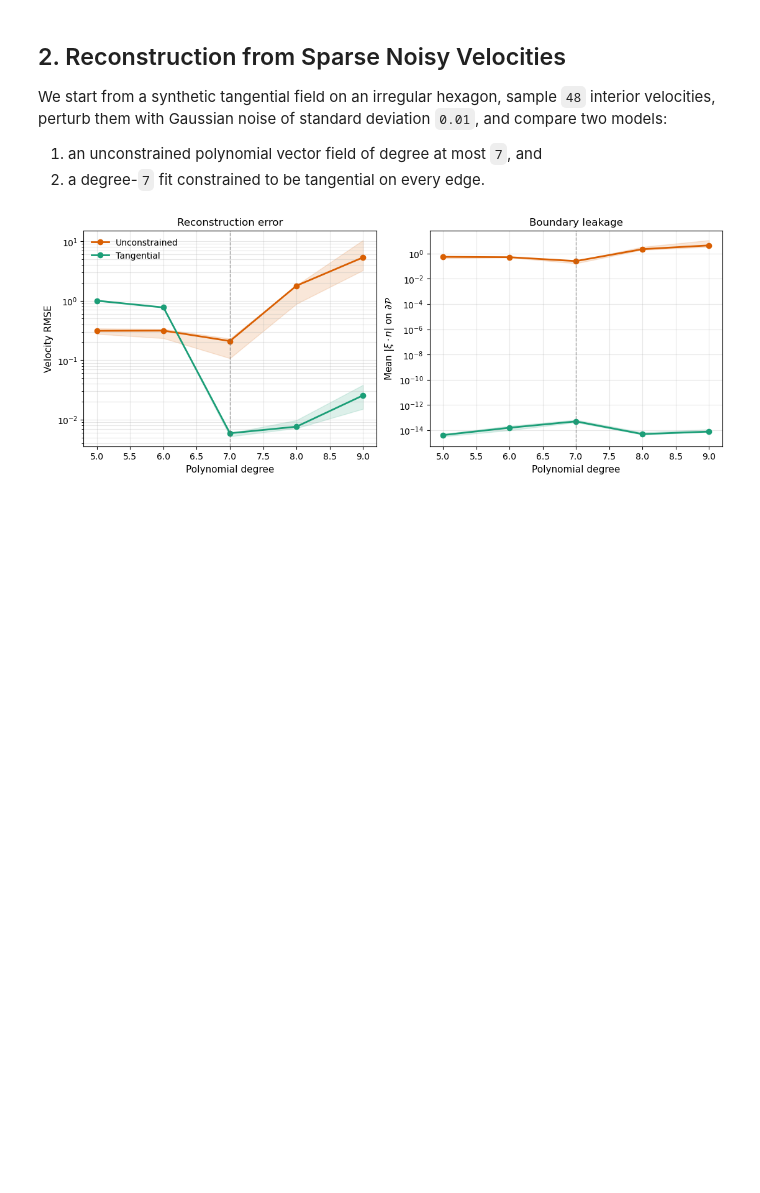
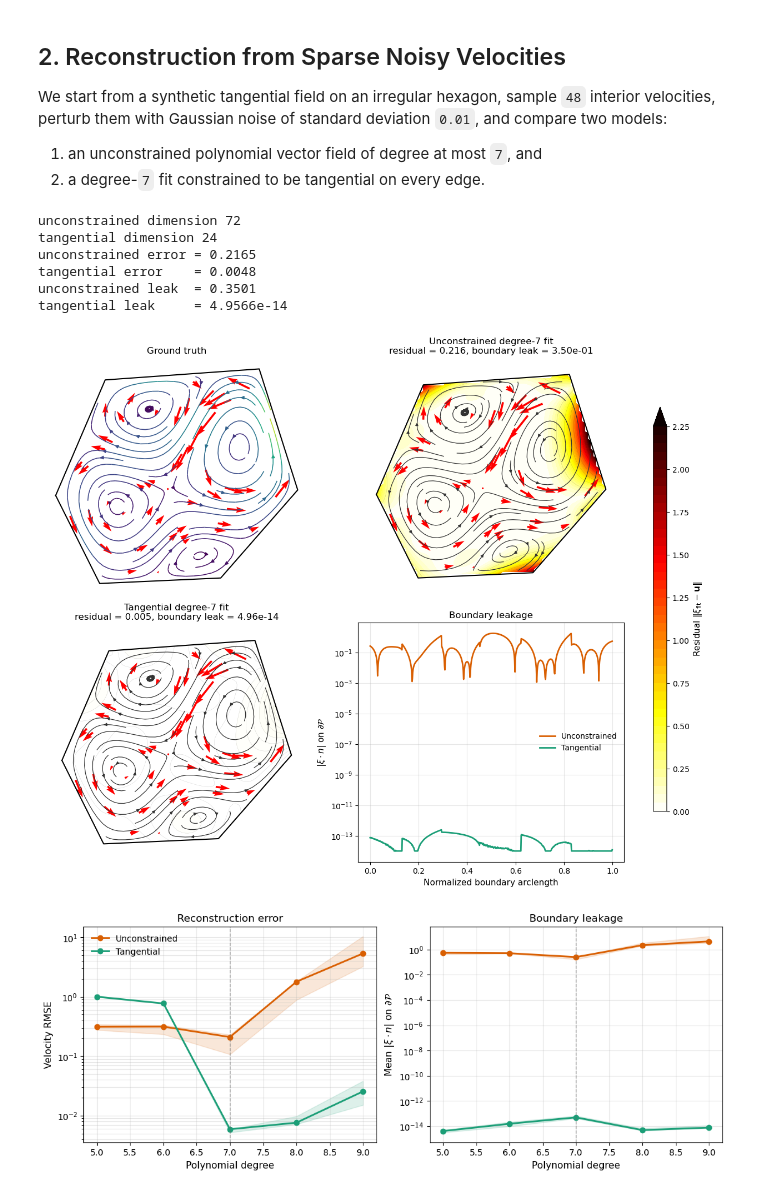
Before and after one commit to shizuo-kaji/HyperPlaneArrangementSAGE, a Jupyter notebook: vector_field_reconstruction.ipynb, the cells around one changed output. Saved outputs shown, nothing was run; the diff lists cells and outputs as text; code cells hidden in the pictures; blank space fills up the shorter version.

```diff
--- a/vector_field_reconstruction.ipynb
+++ b/vector_field_reconstruction.ipynb
@@ -512,6 +512,56 @@ print(f'unconstrained leak  = {unc_leak.mean():.4f}')
 print(f'tangential leak     = {tgt_leak.mean():.4e}')
 
 xs, ys, mask = grid_inside_polygon(boundary_vertices, nx=95, ny=95)
+
+# --- Compute pointwise residual magnitude on the grid ---
+def residual_on_grid(A, vf_fit, vf_true, xs, ys, mask):
+    xx, yy = np.meshgrid(xs, ys)
+    res = np.full(xx.shape, np.nan, dtype=float)
+    valid_points = np.column_stack((xx[mask], yy[mask]))
+    fit_vals = evaluate_planar_field_batch(A, vf_fit, valid_points)
+    true_vals = evaluate_planar_field_batch(A, vf_true, valid_points)
+    res[mask] = np.sqrt(np.sum((fit_vals - true_vals)**2, axis=1))
+    return res
+
+unc_residual_grid = residual_on_grid(A_boundary, unc_fit, vf_true, xs, ys, mask)
+tgt_residual_grid = residual_on_grid(A_boundary, tgt_fit, vf_true, xs, ys, mask)
+res_vmax = max(np.nanmax(unc_residual_grid), np.nanmax(tgt_residual_grid))
+
+def plot_stream_with_residual(ax, vertices, xs, ys, mask, evaluator, res_grid, res_vmax, title,
+                              obs_points=None, obs_vectors=None, density=1.05):
+    """Streamlines overlaid on a residual heatmap."""
+    vx, vy, speed = field_on_grid(evaluator, xs, ys, mask)
+    vx_masked = np.ma.array(vx, mask=~mask)
+    vy_masked = np.ma.array(vy, mask=~mask)
+    res_masked = np.ma.array(res_grid, mask=~mask)
+
+    # Background: residual heatmap
+    cf = ax.contourf(xs, ys, res_masked, levels=50, cmap='hot_r', vmin=0, vmax=res_vmax, extend='max')
+    ax.contour(xs, ys, res_masked, levels=10, colors='black', linewidths=0.3, alpha=0.2)
+
+    # Overlay: streamlines in a single colour
+    clip_patch = PolygonPatch(np.asarray(vertices, dtype=float), closed=True, facecolor='none', edgecolor='none')
+    ax.add_patch(clip_patch)
+    stream = ax.streamplot(xs, ys, vx_masked, vy_masked, color='#333333',
+                           density=density, linewidth=0.9, arrowsize=0.8)
+    stream.lines.set_clip_path(clip_patch)
+    stream.arrows.set_clip_path(clip_patch)
+
+    plot_polygon(ax, vertices)
+    if obs_points is not None and obs_vectors is not None:
+        pts = np.asarray(obs_points, dtype=float)
+        vecs = np.asarray(obs_vectors, dtype=float)
+        ax.quiver(pts[:, 0], pts[:, 1], vecs[:, 0], vecs[:, 1], color='red')
+        sing_points = pts[(vecs**2).sum(axis=1) < 1e-10]
+        if len(sing_points) > 0:
+            ax.scatter(sing_points[:, 0], sing_points[:, 1], marker='*', c='red', s=100)
+    ax.set_title(title)
+    ax.set_aspect('equal')
+    ax.set_xticks([])
+    ax.set_yticks([])
+    ax.set_frame_on(False)
+    return cf
+
 fig, axes = plt.subplots(2, 2, figsize=(12, 10), constrained_layout=True)
 
 plot_stream_panel(
@@ -525,39 +575,57 @@ plot_stream_panel(
     boundary_obs_points,
     boundary_obs_vectors,
 )
-plot_stream_panel(
+
+cf = plot_stream_with_residual(
     axes[0, 1],
     boundary_vertices,
     xs,
     ys,
     mask,
     lambda pts: evaluate_planar_field_batch(A_boundary, unc_fit, pts),
-    f'Unconstrained degree-{boundary_degree} fit\nerror = {unc_error:.3f}',
+    unc_residual_grid,
+    res_vmax,
+    f'Unconstrained degree-{boundary_degree} fit\nresidual = {unc_error:.3f}, boundary leak = {unc_leak.mean():.2e}',
     boundary_obs_points,
     boundary_obs_vectors,
 )
-plot_stream_panel(
+
+plot_stream_with_residual(
     axes[1, 0],
     boundary_vertices,
     xs,
     ys,
     mask,
     lambda pts: evaluate_planar_field_batch(A_boundary, tgt_fit, pts),
-    f'Tangential degree-{boundary_degree} fit\nerror = {tgt_error:.3f}',
+    tgt_residual_grid,
+    res_vmax,
+    f'Tangential degree-{boundary_degree} fit\nresidual = {tgt_error:.3f}, boundary leak = {tgt_leak.mean():.2e}',
     boundary_obs_points,
     boundary_obs_vectors,
 )
+
+plt.colorbar(cf, ax=[axes[0, 1], axes[1, 0]],
+             label='Residual $\\|\\xi_{\\mathrm{fit}} - \\mathbf{u}\\|$',
+             shrink=0.8, aspect=30)
 
 eps = 1e-14
 axes[1, 1].semilogy(boundary_s, np.maximum(unc_leak, eps), label='Unconstrained', linewidth=2.0, color='#d95f02')
 axes[1, 1].semilogy(boundary_s, np.maximum(tgt_leak, eps), label='Tangential', linewidth=2.0, color='#1b9e77')
 axes[1, 1].set_xlabel('Normalized boundary arclength')
 axes[1, 1].set_ylabel(r'$|\xi \cdot n|$ on $\partial \mathcal{P}$')
 axes[1, 1].set_title('Boundary leakage')
 axes[1, 1].grid(True, which='both', alpha=0.3)
 axes[1, 1].legend(frameon=False)
 
 plt.show()
+# %% [output]
+unconstrained dimension 72
+tangential dimension 24
+unconstrained error = 0.2165
+tangential error    = 0.0048
+unconstrained leak  = 0.3501
+tangential leak     = 4.9566e-14
+[figure, added]
 # %%
 boundary_sweep = sweep_boundary_demo(
     A_boundary,
```
Also changed, not shown: parts of 1 cell of this notebook, 2 other files.
